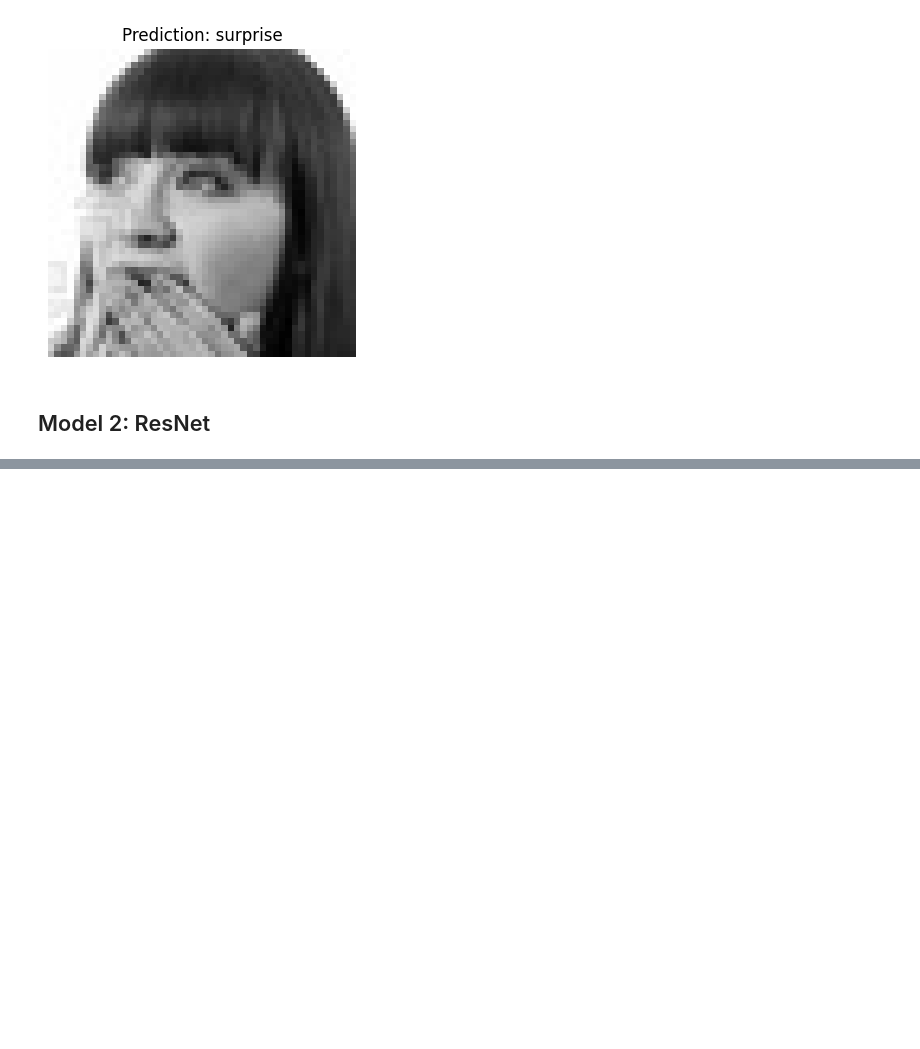
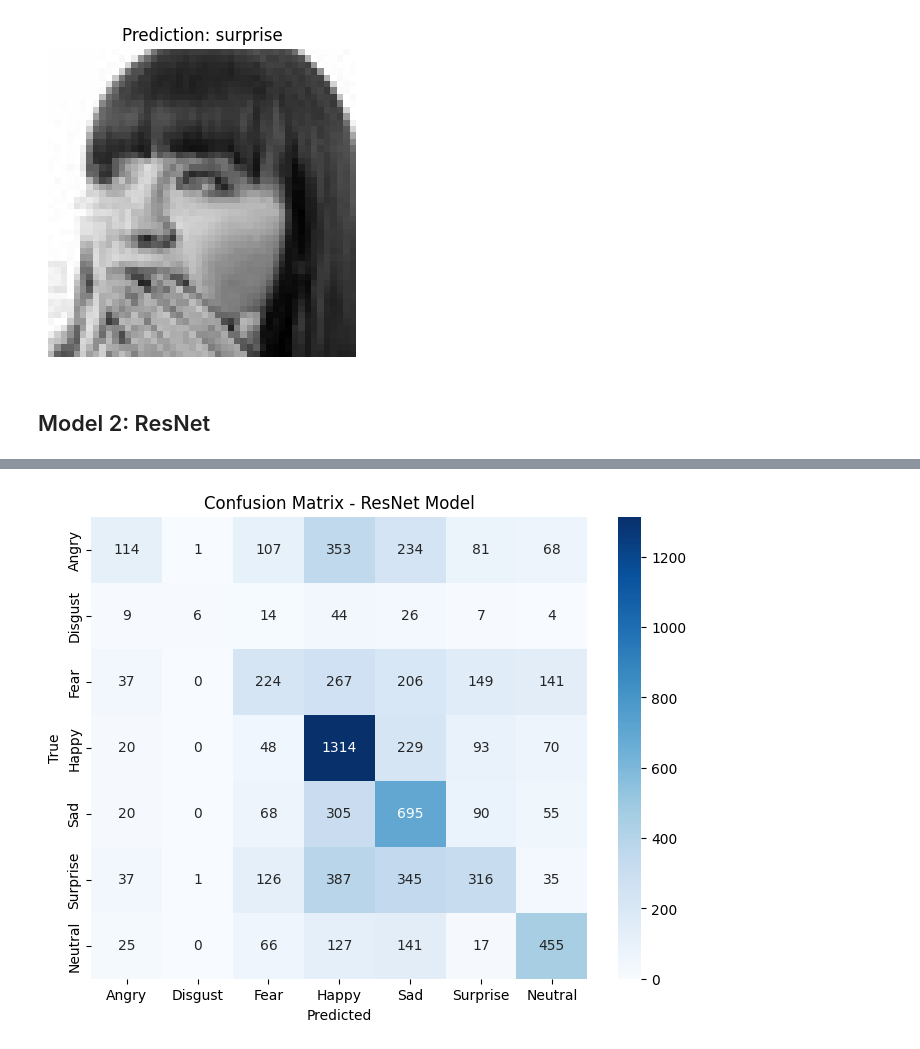
Before and after one commit to ClutchForce/AI-Research, a Jupyter notebook: model1_2_cnn_and_resnet.ipynb, the cells around one changed output, grey strips where cells are left out. Saved outputs shown, nothing was run; the diff lists cells and outputs as text; code cells hidden in the pictures; blank space fills up the shorter version.

```diff
--- a/model1_2_cnn_and_resnet.ipynb
+++ b/model1_2_cnn_and_resnet.ipynb
@@ -380,3 +381,30 @@ NameError: name 'resnet_model' is not defined
+# %%
+# 📊 Confusion Matrix for ResNet Model (Model 2)
+from sklearn.metrics import confusion_matrix
+import seaborn as sns
+import matplotlib.pyplot as plt
+
+resnet_model.eval()
+all_preds, all_true = [], []
+
+with torch.no_grad():
+    for images, labels in test_loader:
+        images, labels = images.to(device), labels.to(device)
+        outputs = resnet_model(images)  # ✅ changed to resnet_model
+        _, preds = torch.max(outputs, 1)
+        all_preds.extend(preds.cpu().numpy())
+        all_true.extend(labels.cpu().numpy())
+
+cm = confusion_matrix(all_true, all_preds)
+plt.figure(figsize=(8, 6))
+sns.heatmap(cm, annot=True, fmt='d', cmap='Blues',
+            xticklabels=class_names, yticklabels=class_names)
+plt.xlabel('Predicted')
+plt.ylabel('True')
+plt.title('Confusion Matrix - ResNet Model')
+plt.show()
+# %% [output]
+[figure, added]
 # %%
 
 # Inference on a single image
```
Also changed, not shown: parts of 4 cells of this notebook.
